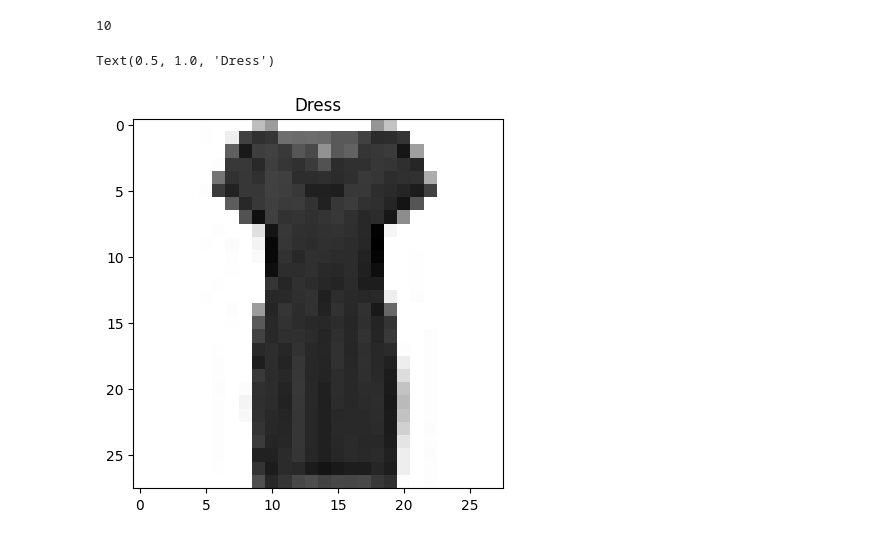
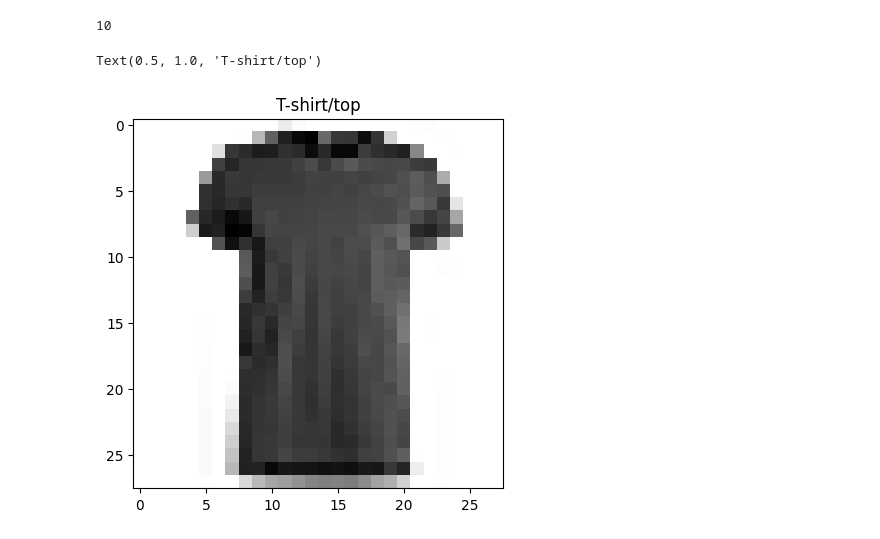
Before and after one commit to Nameless8243/TensorFlow_DL, a Jupyter notebook: 02_neural_network_classification_with_tensorflow.ipynb, the cells around one changed output. Saved outputs shown, nothing was run; the diff lists cells and outputs as text; code cells hidden in the pictures.

```diff
--- a/02_neural_network_classification_with_tensorflow.ipynb
+++ b/02_neural_network_classification_with_tensorflow.ipynb
@@ -1076,12 +1076,12 @@ len(class_names)
 10
 # %%
 # Plot an example image and its label
-index_of_choice =
+index_of_choice = 17
 plt.imshow(train_data[index_of_choice], cmap=plt.cm.binary)  # cm is colormapping / binary means greyscaled
 plt.title(class_names[train_labels[index_of_choice ]])
 # %% [output]
-Text(0.5, 1.0, 'Dress')
+Text(0.5, 1.0, 'T-shirt/top')
-[figure, old version]
+[figure, new version]
 # %%
 # Plot multiple random images of fashion MNIST
 import random
```
Also changed, not shown: parts of 41 cells of this notebook.
